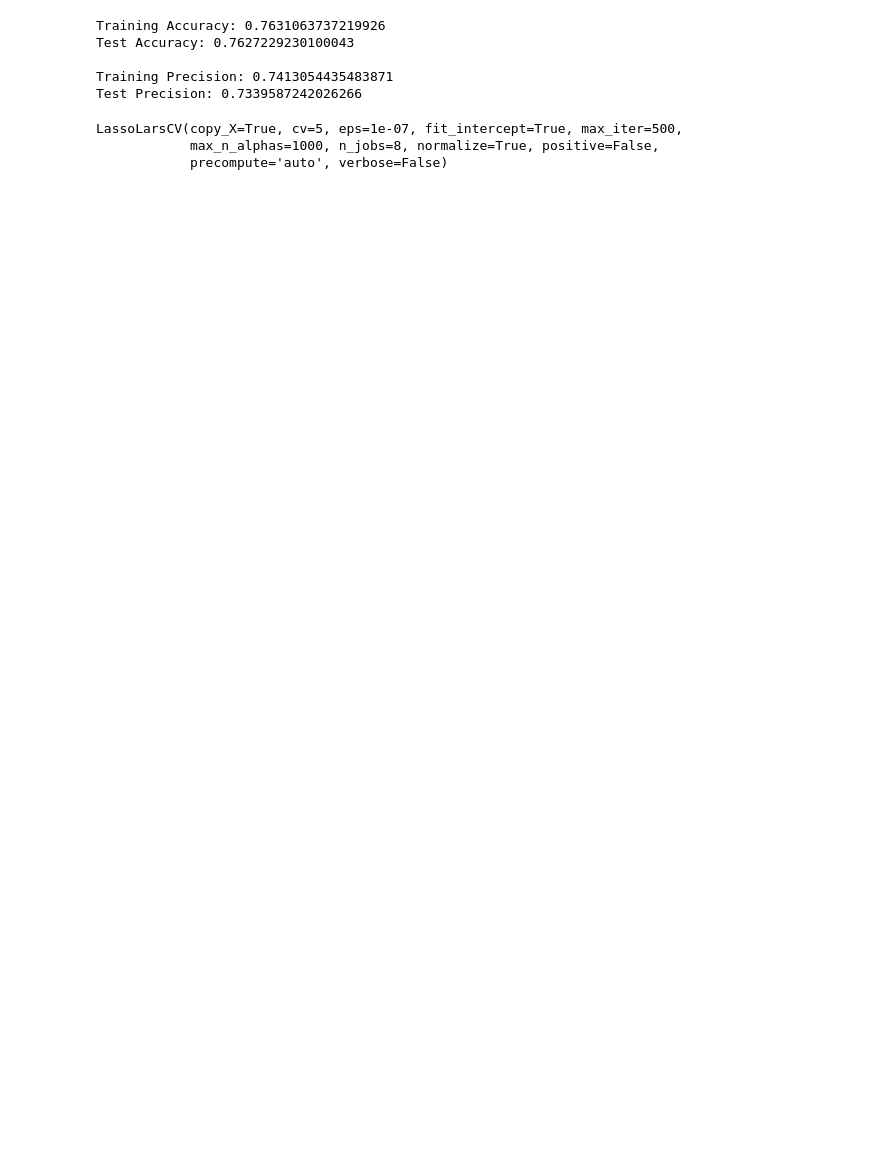
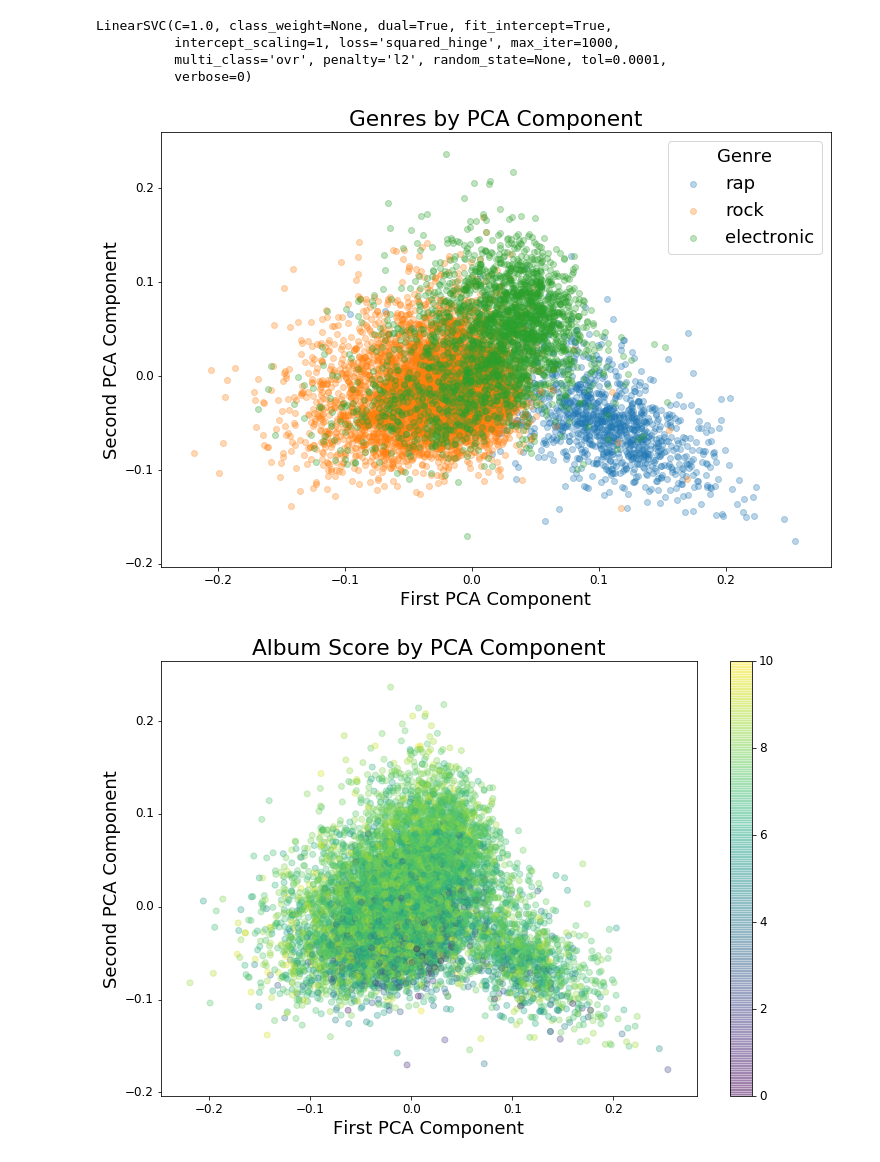
Before and after one commit to tinsmancb/pitchfork-reviews, a Jupyter notebook: Pitchfork Review Data Analysis.ipynb, the cells around one changed output. Saved outputs shown, nothing was run; the diff lists cells and outputs as text; code cells hidden in the pictures; blank space fills up the shorter version.

Commit message:
Rough draft of plots

```diff
--- a/Pitchfork Review Data Analysis.ipynb
+++ b/Pitchfork Review Data Analysis.ipynb
@@ -92,4 +122,5 @@ words_best = selector.fit_transform(words, df['score'])
 # %%
-target_columns = ['score', 'best_new_music'] + list(genre_dummies.columns)
+target_columns = ['score', 'best_new_music', 'genre']
 targets = df[target_columns]
-words_train, words_test, targets_train, targets_test = train_test_split(words_best, targets)
+words_tfidf_train, words_tfidf_test, words_count_train, words_count_test, targets_train, targets_test \
+    = train_test_split(words_tfidf, words_count, targets, random_state=420)
@@ -114,21 +127,37 @@ Pipeline(memory=None,
-# %%
-pred_train = clf.predict(words_train.toarray())
-pred_test = clf.predict(words_test.toarray())
-print('Training Accuracy: {}'.format(accuracy_score(targets_train['genre_rock'], pred_train)))
-print('Test Accuracy: {}'.format(accuracy_score(targets_test['genre_rock'], pred_test)))
-print('')
-print('Training Precision: {}'.format(precision_score(targets_train['genre_rock'], pred_train)))
-print('Test Precision: {}'.format(precision_score(targets_test['genre_rock'], pred_test)))
-# %% [output]
-Training Accuracy: 0.7631063737219926
-Test Accuracy: 0.7627229230100043
-
-Training Precision: 0.7413054435483871
-Test Precision: 0.7339587242026266
-# %%
-reg = LassoLarsCV(cv=5, n_jobs=8, eps=1e-7)
-reg.fit(words_train.toarray(), targets_train['score'])
-# %% [output]
-LassoLarsCV(copy_X=True, cv=5, eps=1e-07, fit_intercept=True, max_iter=500,
-            max_n_alphas=1000, n_jobs=8, normalize=True, positive=False,
-            precompute='auto', verbose=False)
+# %%
+pca = PCA(n_components=10)
+pca_features = pca.fit_transform(words_tfidf_train.toarray())
+
+clf_svm = LinearSVC()
+clf_svm.fit(pca_features, targets_train['genre'])
+# %% [output]
+LinearSVC(C=1.0, class_weight=None, dual=True, fit_intercept=True,
+          intercept_scaling=1, loss='squared_hinge', max_iter=1000,
+          multi_class='ovr', penalty='l2', random_state=None, tol=0.0001,
+          verbose=0)
+# %%
+fig =plt.figure(figsize=(12,8))
+ax = fig.gca()
+
+for genre in ['rap', 'rock', 'electronic']:
+    genre_selector = targets_train['genre'] == genre
+    ax.scatter(pca_features[:, 0][genre_selector],
+                pca_features[:, 1][genre_selector], alpha=0.3, label=genre)
+
+ax.legend(title="Genre")
+ax.set_title("Genres by PCA Component")
+ax.set_xlabel("First PCA Component")
+ax.set_ylabel("Second PCA Component")
+plt.savefig('genres_by_pca.pdf')
+
+fig =plt.figure(figsize=(12,8))
+ax = fig.gca()
+sc = ax.scatter(pca_features[:, 0], pca_features[:, 1], alpha=0.3, c=targets_train['score'], cmap='viridis')
+ax.set_title("Album Score by PCA Component")
+ax.set_xlabel("First PCA Component")
+ax.set_ylabel("Second PCA Component")
+plt.colorbar(sc)
+plt.savefig('score_by_pca.pdf')
+# %% [output]
+[figure, added]
+[figure, added]
```
Also changed, not shown: parts of 25 cells of this notebook, 8 other files.
